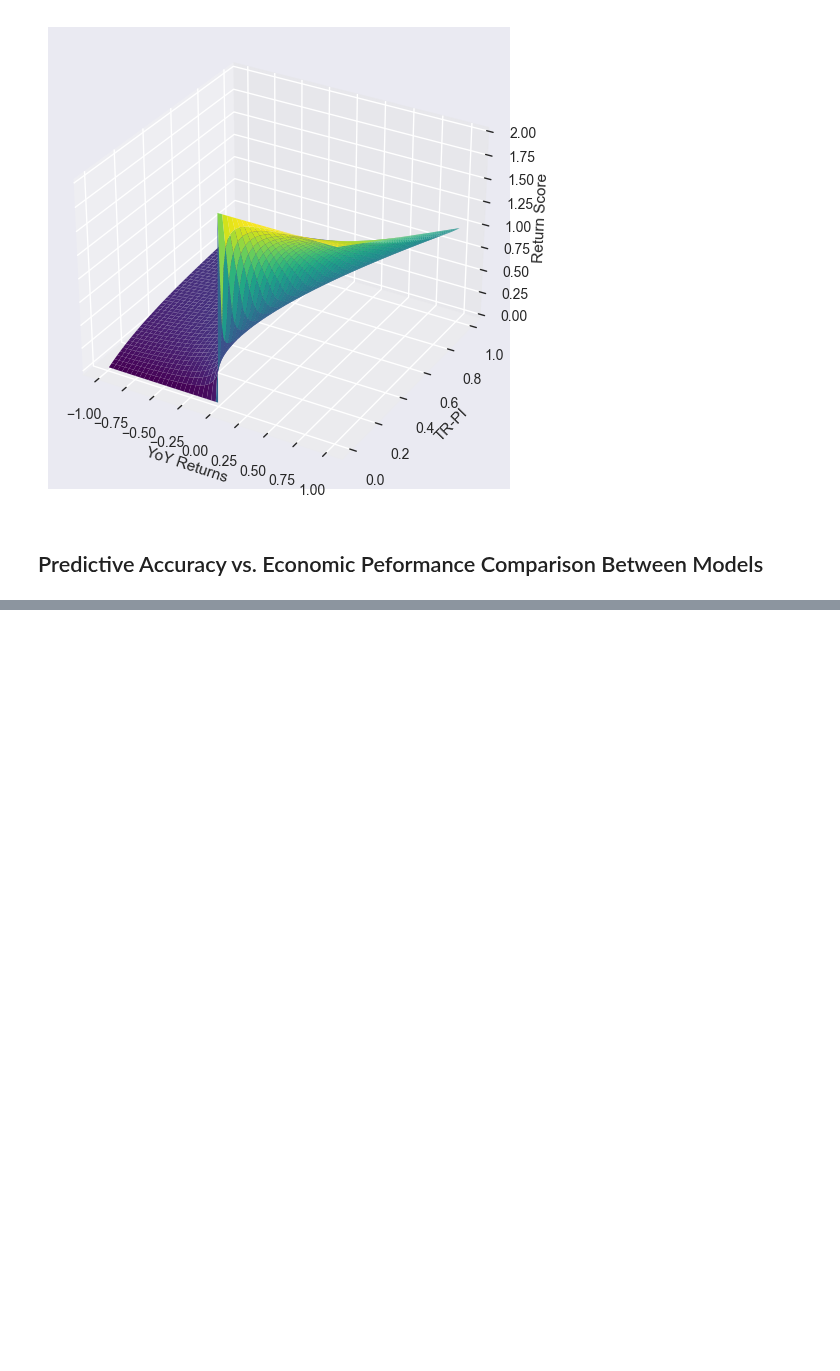
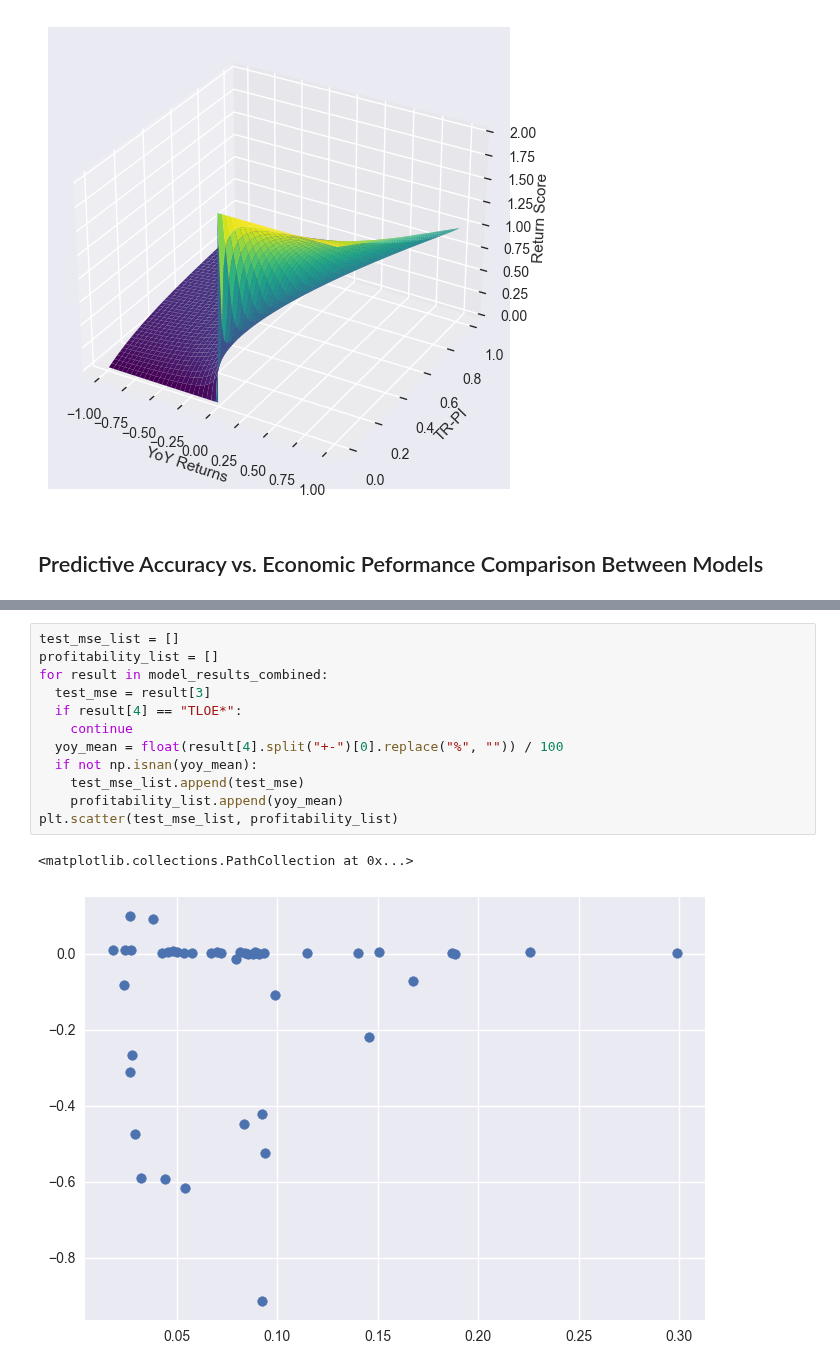
Before and after one commit to maviddoerdijk/bsc-thesis, a Jupyter notebook: exp/process_end_results.ipynb, the cells around one changed output, grey strips where cells are left out. Saved outputs shown, nothing was run; the diff lists cells and outputs as text; blank space fills up the shorter version.

```diff
--- a/exp/process_end_results.ipynb
+++ b/exp/process_end_results.ipynb
@@ -791,0 +799,15 @@ NameError: name 'logs' is not defined
+# %%
+test_mse_list = []
+profitability_list = []
+for result in model_results_combined:
+  test_mse = result[3]
+  if result[4] == "TLOE*":
+    continue
+  yoy_mean = float(result[4].split("+-")[0].replace("%", "")) / 100
+  if not np.isnan(yoy_mean):
+    test_mse_list.append(test_mse)
+    profitability_list.append(yoy_mean)
+plt.scatter(test_mse_list, profitability_list)
+# %% [output]
+<matplotlib.collections.PathCollection at 0x...>
+[figure, added]
```
Also changed, not shown: parts of 6 cells of this notebook, 2 other files.
